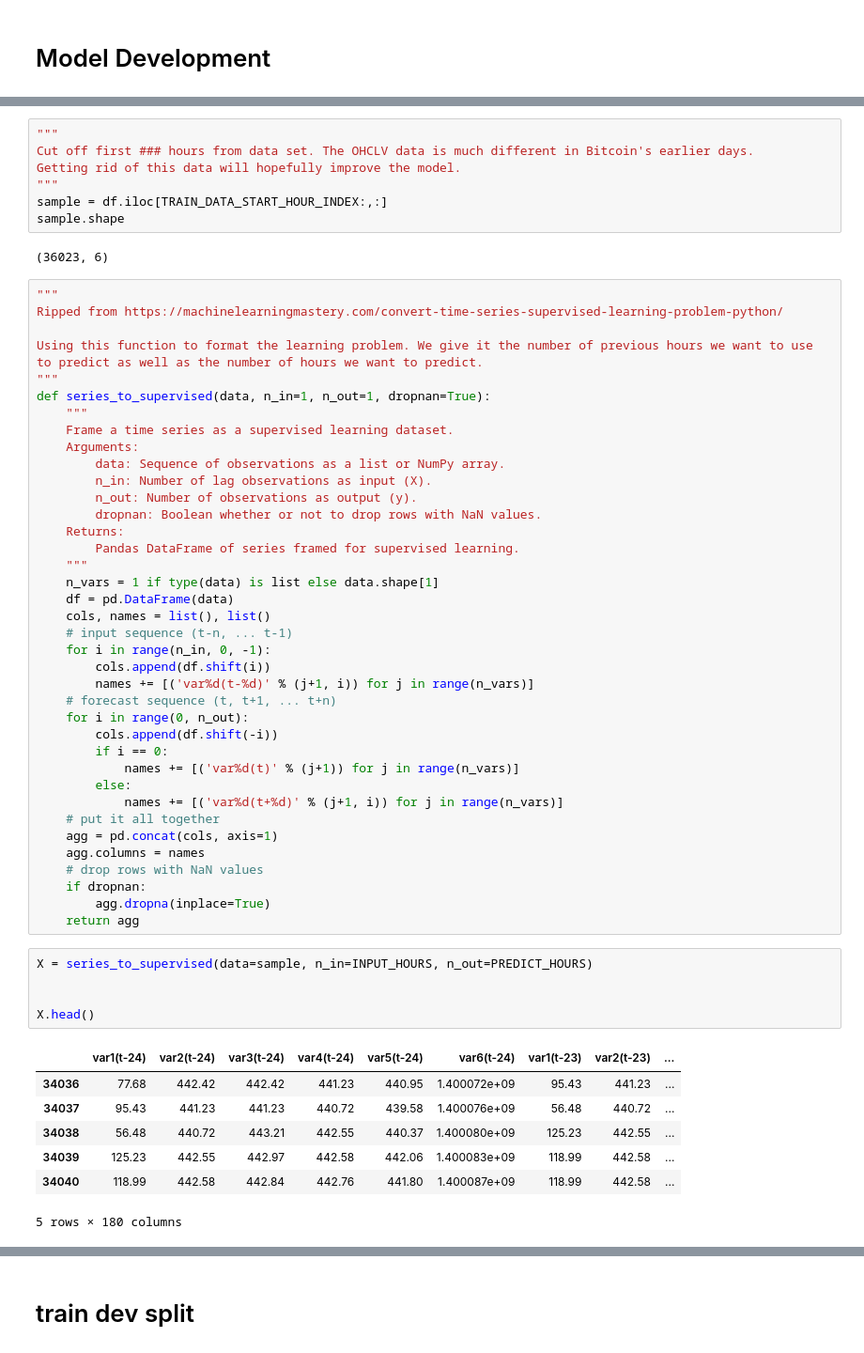
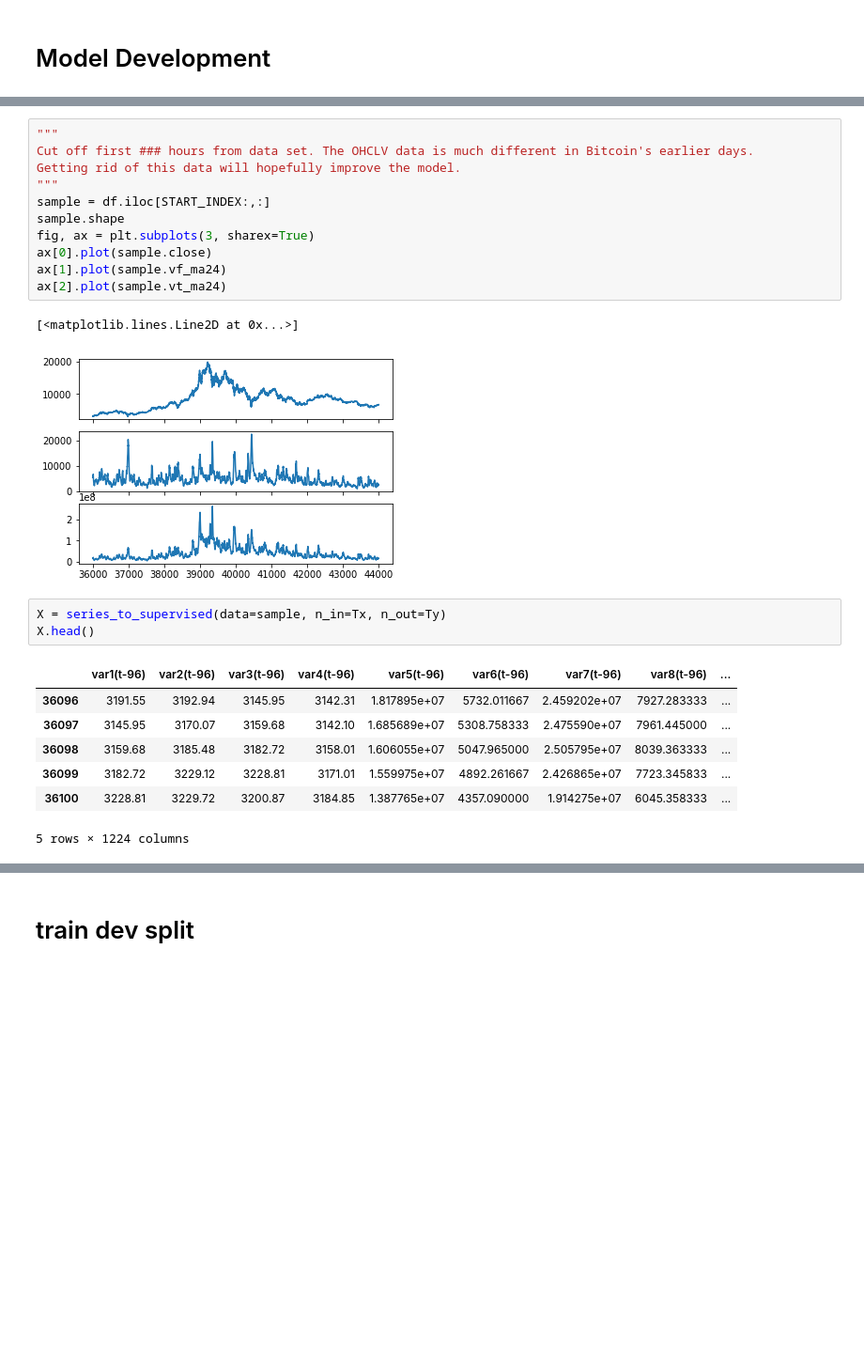
Before and after one commit to daniel-cortez-stevenson/crypto-predict, a Jupyter notebook: notebooks/model_dev.ipynb, the cells around one changed output, grey strips where cells are left out. Shown at 94% size. Saved outputs shown, nothing was run; the diff lists cells and outputs as text; blank space fills up the shorter version.

```diff
--- a/notebooks/model_dev.ipynb
+++ b/notebooks/model_dev.ipynb
@@ -47,60 +76,24 @@ PREDICT_HOURS = 6
 Cut off first ### hours from data set. The OHCLV data is much different in Bitcoin's earlier days.
 Getting rid of this data will hopefully improve the model.
 """
-sample = df.iloc[TRAIN_DATA_START_HOUR_INDEX:,:]
+sample = df.iloc[START_INDEX:,:]
 sample.shape
+fig, ax = plt.subplots(3, sharex=True)
+ax[0].plot(sample.close)
+ax[1].plot(sample.vf_ma24)
+ax[2].plot(sample.vt_ma24)
 # %% [output]
-(36023, 6)
+[<matplotlib.lines.Line2D at 0x...>]
+[figure, added]
-# %%
-"""
-Ripped from https://machinelearningmastery.com/convert-time-series-supervised-learning-problem-python/
-
-Using this function to format the learning problem. We give it the number of previous hours we want to use
-to predict as well as the number of hours we want to predict.
-"""
-def series_to_supervised(data, n_in=1, n_out=1, dropnan=True):
-	"""
-	Frame a time series as a supervised learning dataset.
-	Arguments:
-		data: Sequence of observations as a list or NumPy array.
-		n_in: Number of lag observations as input (X).
-		n_out: Number of observations as output (y).
-		dropnan: Boolean whether or not to drop rows with NaN values.
-	Returns:
-		Pandas DataFrame of series framed for supervised learning.
-	"""
-	n_vars = 1 if type(data) is list else data.shape[1]
-	df = pd.DataFrame(data)
-	cols, names = list(), list()
-	# input sequence (t-n, ... t-1)
-	for i in range(n_in, 0, -1):
-		cols.append(df.shift(i))
-		names += [('var%d(t-%d)' % (j+1, i)) for j in range(n_vars)]
-	# forecast sequence (t, t+1, ... t+n)
-	for i in range(0, n_out):
-		cols.append(df.shift(-i))
-		if i == 0:
-			names += [('var%d(t)' % (j+1)) for j in range(n_vars)]
-		else:
-			names += [('var%d(t+%d)' % (j+1, i)) for j in range(n_vars)]
-	# put it all together
-	agg = pd.concat(cols, axis=1)
-	agg.columns = names
-	# drop rows with NaN values
-	if dropnan:
-		agg.dropna(inplace=True)
-	return agg
 # %%
-X = series_to_supervised(data=sample, n_in=INPUT_HOURS, n_out=PREDICT_HOURS)
-
-
+X = series_to_supervised(data=sample, n_in=Tx, n_out=Ty)
 X.head()
 # %% [output]
-|  | var1(t-24) | var2(t-24) | var3(t-24) | var4(t-24) | var5(t-24) | var6(t-24) | var1(t-23) | var2(t-23) | ... |
-| 34036 | 77.68 | 442.42 | 442.42 | 441.23 | 440.95 | 1.400072e+09 | 95.43 | 441.23 | ... |
-| 34037 | 95.43 | 441.23 | 441.23 | 440.72 | 439.58 | 1.400076e+09 | 56.48 | 440.72 | ... |
-| 34038 | 56.48 | 440.72 | 443.21 | 442.55 | 440.37 | 1.400080e+09 | 125.23 | 442.55 | ... |
-| 34039 | 125.23 | 442.55 | 442.97 | 442.58 | 442.06 | 1.400083e+09 | 118.99 | 442.58 | ... |
-| 34040 | 118.99 | 442.58 | 442.84 | 442.76 | 441.80 | 1.400087e+09 | 118.99 | 442.58 | ... |
+|  | var1(t-96) | var2(t-96) | var3(t-96) | var4(t-96) | var5(t-96) | var6(t-96) | var7(t-96) | var8(t-96) | ... |
+| 36096 | 3191.55 | 3192.94 | 3145.95 | 3142.31 | 1.817895e+07 | 5732.011667 | 2.459202e+07 | 7927.283333 | ... |
+| 36097 | 3145.95 | 3170.07 | 3159.68 | 3142.10 | 1.685689e+07 | 5308.758333 | 2.475590e+07 | 7961.445000 | ... |
+| 36098 | 3159.68 | 3185.48 | 3182.72 | 3158.01 | 1.606055e+07 | 5047.965000 | 2.505795e+07 | 8039.363333 | ... |
+| 36099 | 3182.72 | 3229.12 | 3228.81 | 3171.01 | 1.559975e+07 | 4892.261667 | 2.426865e+07 | 7723.345833 | ... |
+| 36100 | 3228.81 | 3229.72 | 3200.87 | 3184.85 | 1.387765e+07 | 4357.090000 | 1.914275e+07 | 6045.358333 | ... |
-5 rows × 180 columns
+5 rows × 1224 columns
 # %%
```
Also changed, not shown: parts of 41 cells of this notebook, 4 other files.
